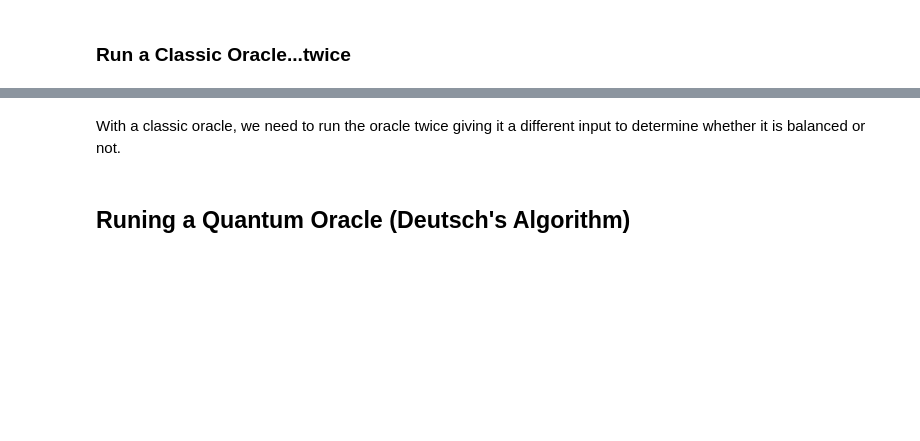
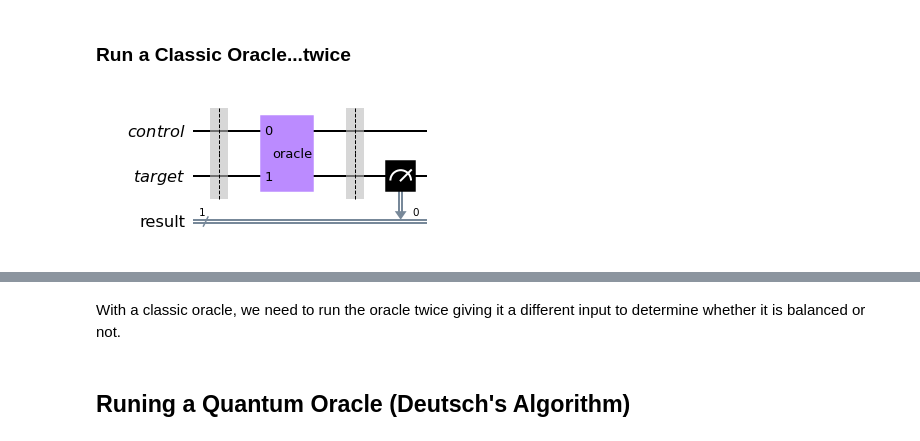
Before and after one commit to veenaiyuri/q-tutorials, a Jupyter notebook: tutorials/deutsch-bernstein-vazirani.ipynb, the cells around one changed output, grey strips where cells are left out. Cells and saved outputs as stored; diff of their text form; code cells hidden in the pictures; blank space fills up the shorter version.

```diff
--- a/tutorials/deutsch-bernstein-vazirani.ipynb
+++ b/tutorials/deutsch-bernstein-vazirani.ipynb
@@ -72,12 +82,14 @@ invert.draw('mpl')
 # %%
 result = ClassicalRegister(1, name='result')
 circuit = QuantumCircuit(control, target, result)
-circuit.x(control)
+# circuit.x(control) #input
 circuit.barrier()
 circuit.compose(oracle2, inplace=True)
 circuit.barrier()
 circuit.measure(target, result)
 circuit.draw('mpl')
+# %% [output]
+[figure, added]
 # %%
 # from qiskit.tools.monitor import job_monitor
 simulator = Aer.get_backend('qasm_simulator')
```
Also changed, not shown: parts of 27 cells of this notebook.
